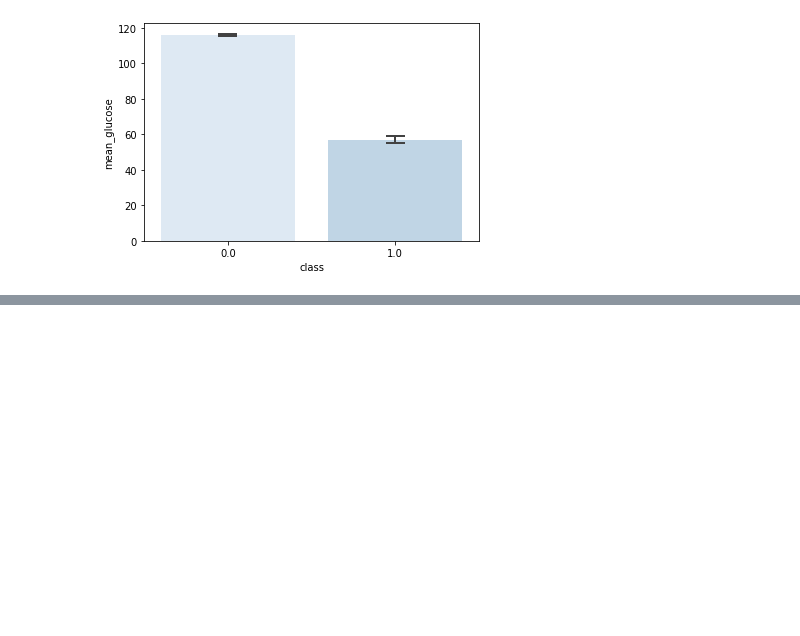
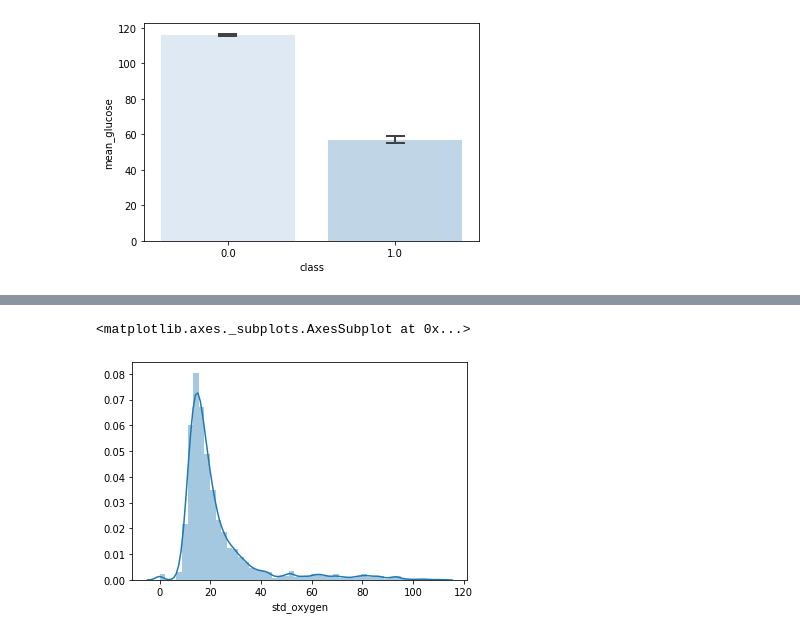
Before and after one commit to MatejHor/IAU_project, a Jupyter notebook: FormulaciaStatistikaHypotez.ipynb, the cells around one changed output, grey strips where cells are left out. Drawn from its saved outputs; the diff is of its cells as text; code cells hidden in the pictures; blank space fills up the shorter version.

```diff
--- a/FormulaciaStatistikaHypotez.ipynb
+++ b/FormulaciaStatistikaHypotez.ipynb
@@ -135,0 +174,3 @@ sns.barplot(x='class',y='mean_glucose',data=data,capsize=0.1,errwidth=2,palette=
+# %%
+negative = data.loc[data['class'] == 0, 'std_oxygen']
+negative.describe()
@@ -135,0 +187,5 @@ sns.barplot(x='class',y='mean_glucose',data=data,capsize=0.1,errwidth=2,palette=
+# %%
+sns.distplot(negative)
+# %% [output]
+<matplotlib.axes._subplots.AxesSubplot at 0x...>
+[figure, added]
```
Also changed, not shown: parts of 19 cells of this notebook, 4 other files.
